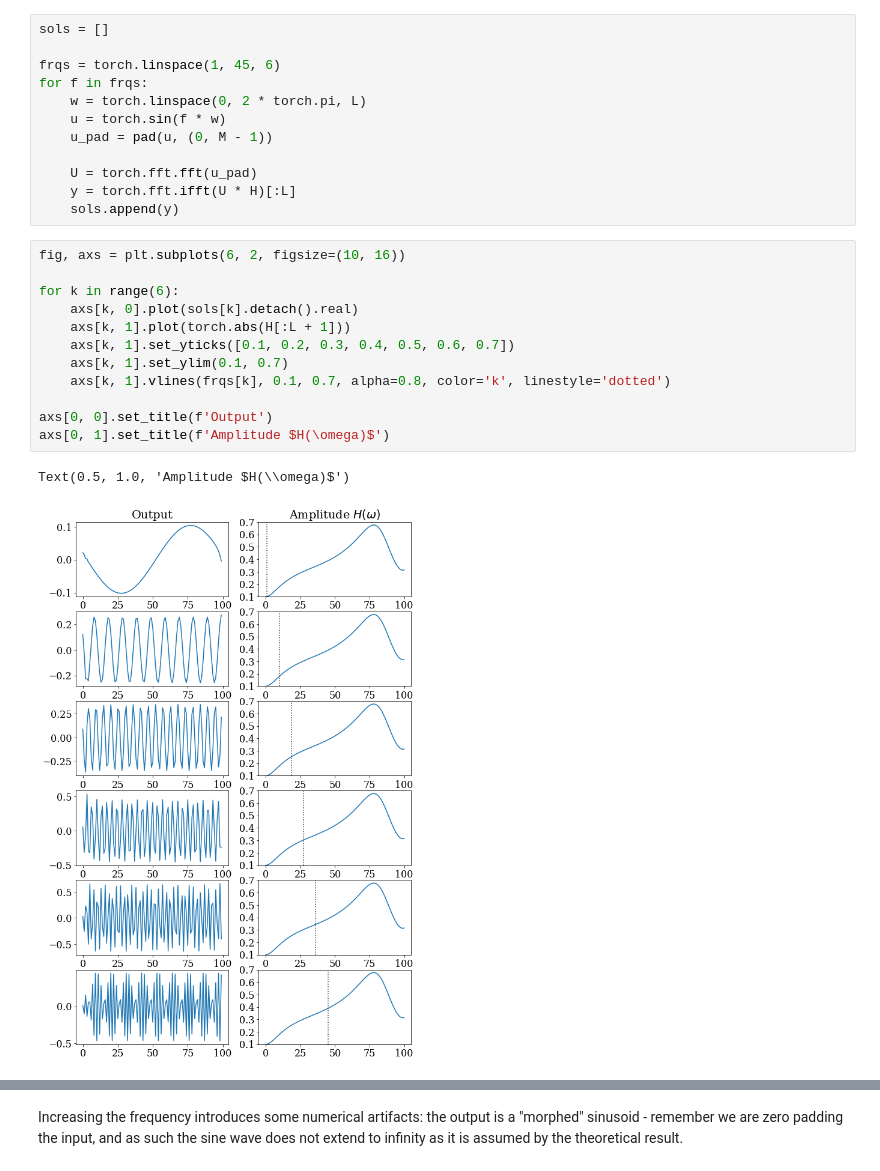
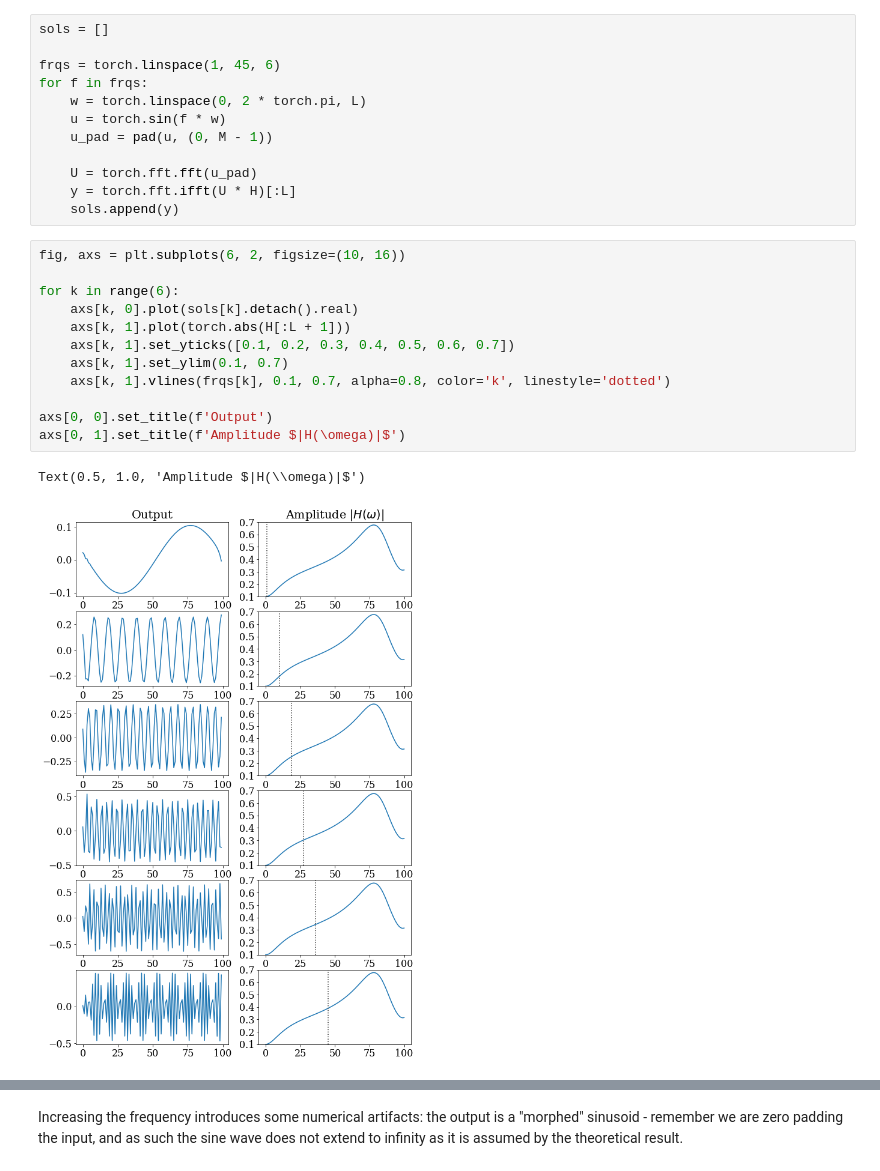
Before and after one commit to DiffEqML/deep-signal-processing, a Jupyter notebook: 06_analysis.ipynb, the cells around one changed output, grey strips where cells are left out. Cells and saved outputs as stored; diff of their text form.

```diff
--- a/06_analysis.ipynb
+++ b/06_analysis.ipynb
@@ -79,15 +79,15 @@ for f in frqs:
 # %%
 fig, axs = plt.subplots(6, 2, figsize=(10, 16))
 
 for k in range(6):
     axs[k, 0].plot(sols[k].detach().real)
     axs[k, 1].plot(torch.abs(H[:L + 1]))
     axs[k, 1].set_yticks([0.1, 0.2, 0.3, 0.4, 0.5, 0.6, 0.7])
     axs[k, 1].set_ylim(0.1, 0.7)
     axs[k, 1].vlines(frqs[k], 0.1, 0.7, alpha=0.8, color='k', linestyle='dotted')
 
 axs[0, 0].set_title(f'Output')
-axs[0, 1].set_title(f'Amplitude $H(\omega)$')
+axs[0, 1].set_title(f'Amplitude $|H(\omega)|$')
 # %% [output]
-Text(0.5, 1.0, 'Amplitude $H(\\omega)$')
+Text(0.5, 1.0, 'Amplitude $|H(\\omega)|$')
-[figure, old version]
+[figure, new version]
```
Also changed, not shown: parts of 4 cells of this notebook, 4 other files.
